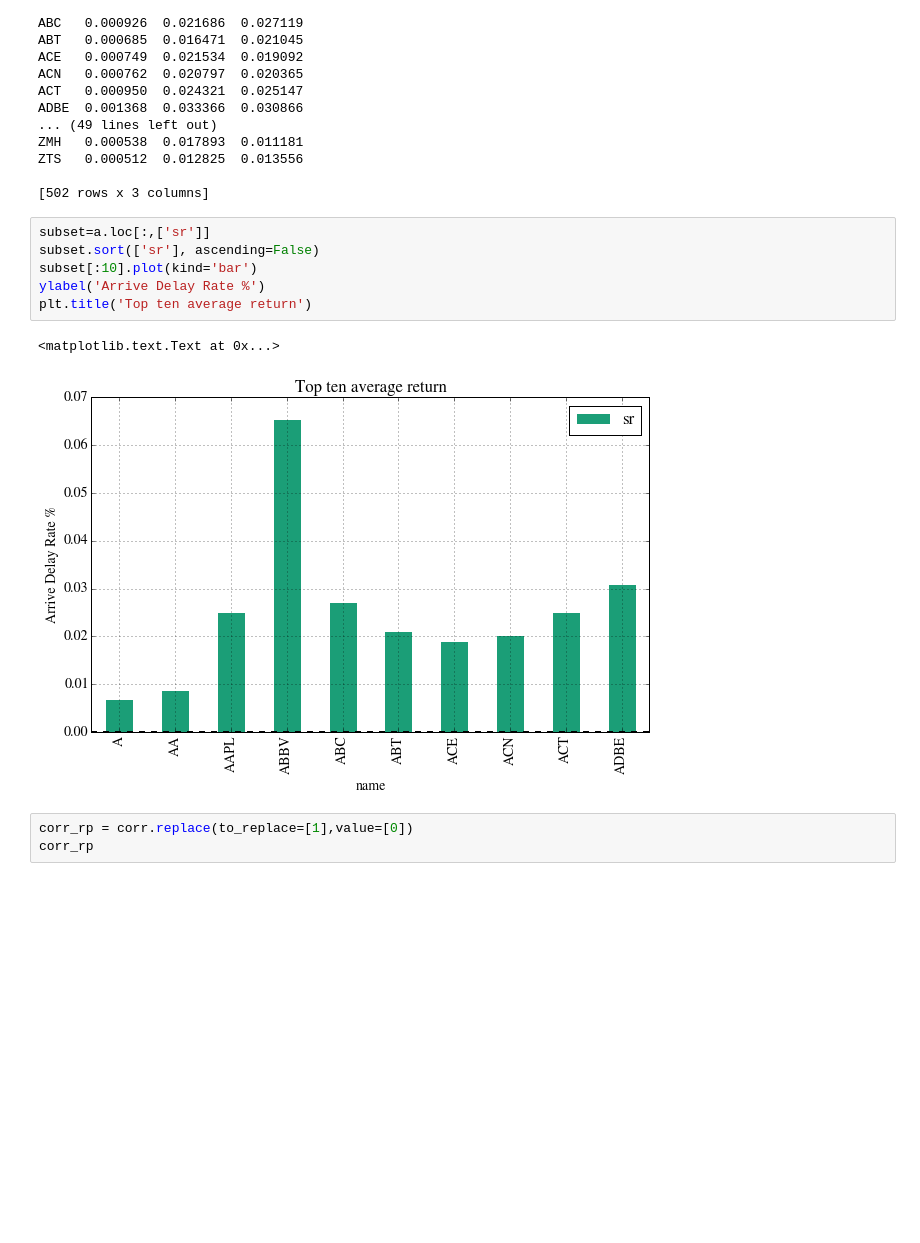
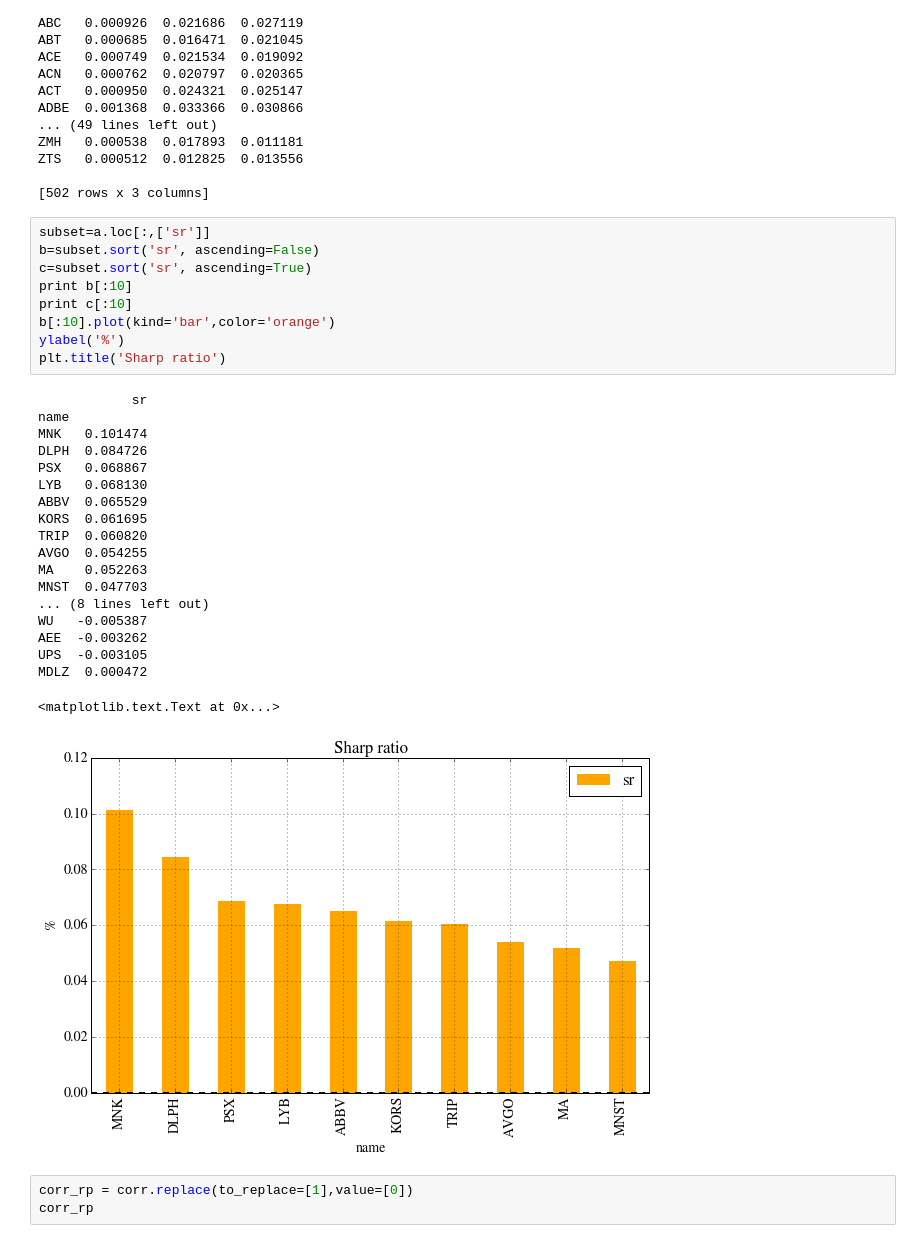
Before and after one commit to LuoYisheng/Cloud-computing-analytics-for-trading-algorithm, a Jupyter notebook: 1. Data pre-treatment and portfolio selection.ipynb, the cells around one changed output. Saved outputs shown, nothing was run; the diff lists cells and outputs as text; blank space fills up the shorter version.

```diff
--- a/1. Data pre-treatment and portfolio selection.ipynb
+++ b/1. Data pre-treatment and portfolio selection.ipynb
@@ -366,13 +316,33 @@ ZTS   0.000512  0.012825  0.013556
 [502 rows x 3 columns]
 # %%
 subset=a.loc[:,['sr']]
-subset.sort(['sr'], ascending=False)
-subset[:10].plot(kind='bar')
-ylabel('Arrive Delay Rate %')
-plt.title('Top ten average return')
+b=subset.sort('sr', ascending=False)
+c=subset.sort('sr', ascending=True)
+print b[:10]
+print c[:10]
+b[:10].plot(kind='bar',color='orange')
+ylabel('%')
+plt.title('Sharp ratio')
 # %% [output]
-<matplotlib.text.Text at 0x...>
+            sr
+name
+MNK   0.101474
+DLPH  0.084726
+PSX   0.068867
+LYB   0.068130
+ABBV  0.065529
+KORS  0.061695
+TRIP  0.060820
+AVGO  0.054255
+MA    0.052263
+MNST  0.047703
+... (8 lines left out)
+WU   -0.005387
+AEE  -0.003262
+UPS  -0.003105
+MDLZ  0.000472
+<matplotlib.text.Text at 0x...>
-[figure, old version]
+[figure, new version]
 # %%
 corr_rp = corr.replace(to_replace=[1],value=[0])
 corr_rp
```
Also changed, not shown: parts of 3 cells of this notebook.
